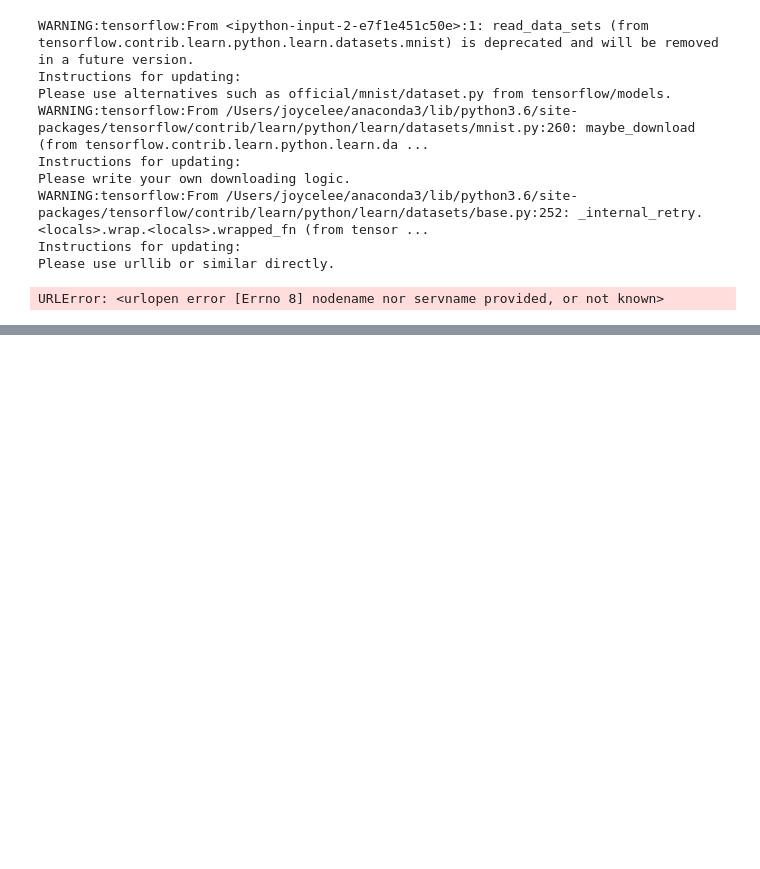
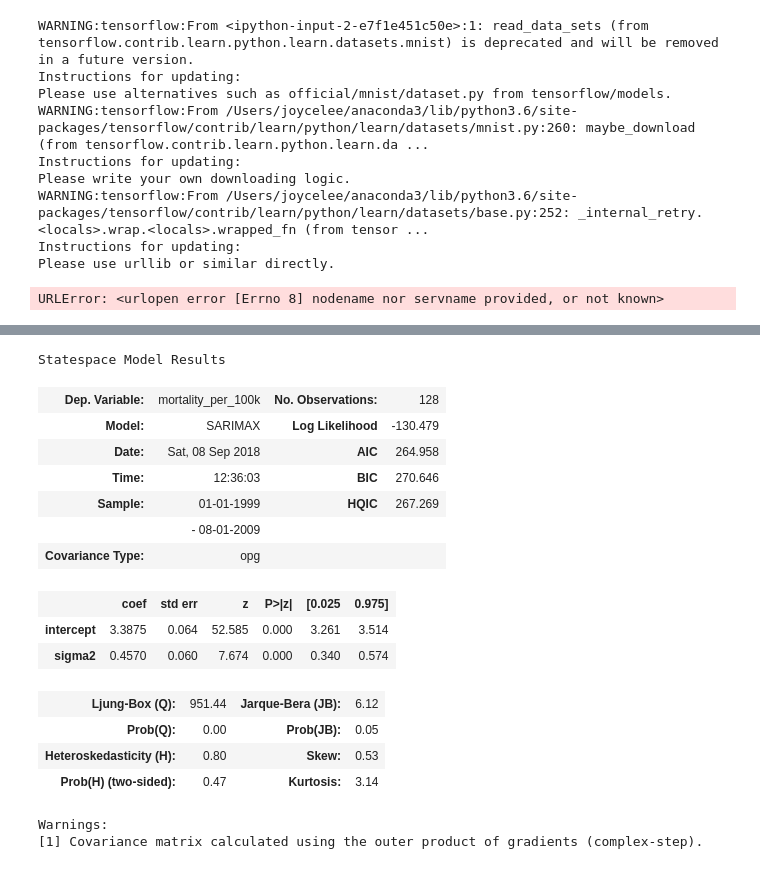
Before and after one commit to jl56923/project_5, a Jupyter notebook: notebooks/Scratch.ipynb, the cells around one changed output, grey strips where cells are left out. Saved outputs shown, nothing was run; the diff lists cells and outputs as text; code cells hidden in the pictures; blank space fills up the shorter version.

```diff
--- a/notebooks/Scratch.ipynb
+++ b/notebooks/Scratch.ipynb
@@ -152,0 +226,22 @@ URLError: <urlopen error [Errno 8] nodename nor servname provided, or not known>
+# %%
+result, time_series_train, time_series_test = sarimax_helper_functions.make_arimax_model_with_params(list_of_SARIMA_dicts[0], california['mortality_per_100k'], 0.66)
+# %%
+result.summary()
+# %% [output]
+Statespace Model Results
+| Dep. Variable: | mortality_per_100k | No. Observations: | 128 |
+| Model: | SARIMAX | Log Likelihood | -130.479 |
+| Date: | Sat, 08 Sep 2018 | AIC | 264.958 |
+| Time: | 12:36:03 | BIC | 270.646 |
+| Sample: | 01-01-1999 | HQIC | 267.269 |
+|  | - 08-01-2009 |  |  |
+| Covariance Type: | opg |  |  |
+|  | coef | std err | z | P>|z| | [0.025 | 0.975] |
+| intercept | 3.3875 | 0.064 | 52.585 | 0.000 | 3.261 | 3.514 |
+| sigma2 | 0.4570 | 0.060 | 7.674 | 0.000 | 0.340 | 0.574 |
+| Ljung-Box (Q): | 951.44 | Jarque-Bera (JB): | 6.12 |
+| Prob(Q): | 0.00 | Prob(JB): | 0.05 |
+| Heteroskedasticity (H): | 0.80 | Skew: | 0.53 |
+| Prob(H) (two-sided): | 0.47 | Kurtosis: | 3.14 |
+Warnings:
+[1] Covariance matrix calculated using the outer product of gradients (complex-step).
```
Also changed, not shown: parts of 19 cells of this notebook, 15 other files.
